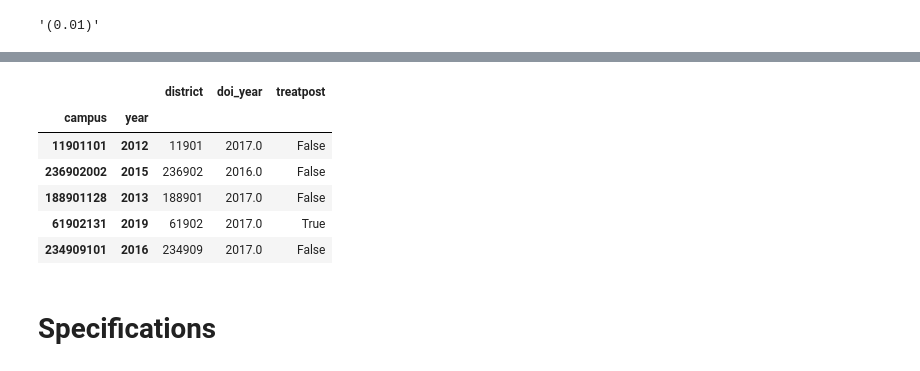
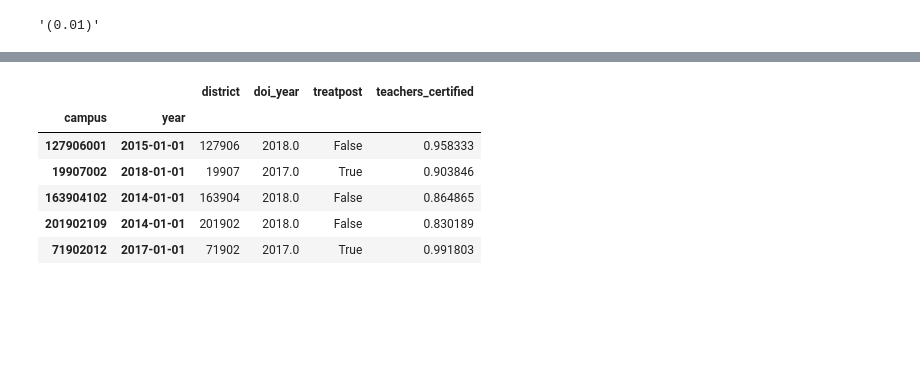
Before and after one commit to KylieLAnglin/dofis, a Jupyter notebook: analysis/Who Needs Rules/06_gdid_inputs.ipynb, the cells around one changed output, grey strips where cells are left out. Saved outputs shown, nothing was run; the diff lists cells and outputs as text; code cells hidden in the pictures; blank space fills up the shorter version.

Commit message:
add 2018-19 data and impact on school spread

```diff
--- a/analysis/Who Needs Rules/06_gdid_inputs.ipynb
+++ b/analysis/Who Needs Rules/06_gdid_inputs.ipynb
@@ -98,3 +67,0 @@ Name: yearpost, dtype: int64
-# %%
-data['yearpre'] = np.where(data.year <= data.doi_year, data.year - data.doi_year, 0)
-data[['year', 'doi_year', 'yearpost', 'yearpre']].sample(5)
@@ -122,10 +68,3 @@ Name: yearpre, dtype: int64
-# %%
-data['pre5'] = np.where(data.yearpre <= -5, 1, 0)
-data['pre4'] = np.where(data.yearpre == -4, 1, 0)
-data['pre3'] = np.where(data.yearpre == -3, 1, 0)
-data['pre2'] = np.where(data.yearpre == -2, 1, 0)
-data['pre1'] = np.where(data.yearpre == -1, 1, 0)
-data['pre0'] = np.where(data.yearpre == 0, 1, 0)
-data['post1'] = np.where(data.yearpost == 1, 1, 0)
-data['post2'] = np.where(data.yearpost == 2, 1, 0)
-data['post3'] = np.where(data.yearpost == 3, 1, 0)
+# %%
+data['teachers_new'] = pd.to_numeric(data.teachers_new_num, errors='coerce')/pd.to_numeric(data.teachers_num, errors='coerce')
+data.teachers_new.sample(5)
@@ -131,0 +113,6 @@ data['post3'] = np.where(data.yearpost == 3, 1, 0)
+# %%
+data['teachers_certified'] = data.teachers_num_certified / data.teachers_num_total
+data['teachers_uncertified'] = data.teachers_num_uncertified/ data.teachers_num_total
+data['teachers_nodata'] = data.teachers_num_nocertdata/data.teachers_num_total
+data['teachers_vocational'] = data.teachers_num_vocational/data.teachers_num_total
+data[['year', 'campname', 'treatpost', 'teachers_certified', 'teachers_uncertified', 'teachers_nodata']].sample(10)
@@ -132,19 +131,18 @@ data['post3'] = np.where(data.yearpost == 3, 1, 0)
 # %%
 #convert year to datetime
-df = data.reset_index()
+df = data.dropna(subset=['teachers_certified'])
+df = df.reset_index()
 df['year'] = pd.to_datetime(df['year'], format='%Y')
 #add column year to index
-df = data.set_index(['year', 'campus'])
+df = df.set_index(['year', 'campus'])
 #swap indexes
 df.index = df.index.swaplevel(0,1)
-df[['district', 'doi_year','treatpost']].sample(5)
+df[['district', 'doi_year','treatpost', 'teachers_certified']].sample(5, random_state = 8)
 # %% [output]
-|  |  | district | doi_year | treatpost |
-| campus | year |  |  |  |
-| 11901101 | 2012 | 11901 | 2017.0 | False |
-| 236902002 | 2015 | 236902 | 2016.0 | False |
-| 188901128 | 2013 | 188901 | 2017.0 | False |
-| 61902131 | 2019 | 61902 | 2017.0 | True |
-| 234909101 | 2016 | 234909 | 2017.0 | False |
+|  |  | district | doi_year | treatpost | teachers_certified |
+| campus | year |  |  |  |  |
+| 127906001 | 2015-01-01 | 127906 | 2018.0 | False | 0.958333 |
+| 19907002 | 2018-01-01 | 19907 | 2017.0 | True | 0.903846 |
+| 163904102 | 2014-01-01 | 163904 | 2018.0 | False | 0.864865 |
+| 201902109 | 2014-01-01 | 201902 | 2018.0 | False | 0.830189 |
+| 71902012 | 2017-01-01 | 71902 | 2017.0 | True | 0.991803 |
-# %% [markdown]
-# Specifications
```
Also changed, not shown: parts of 30 cells of this notebook, 21 other files.
